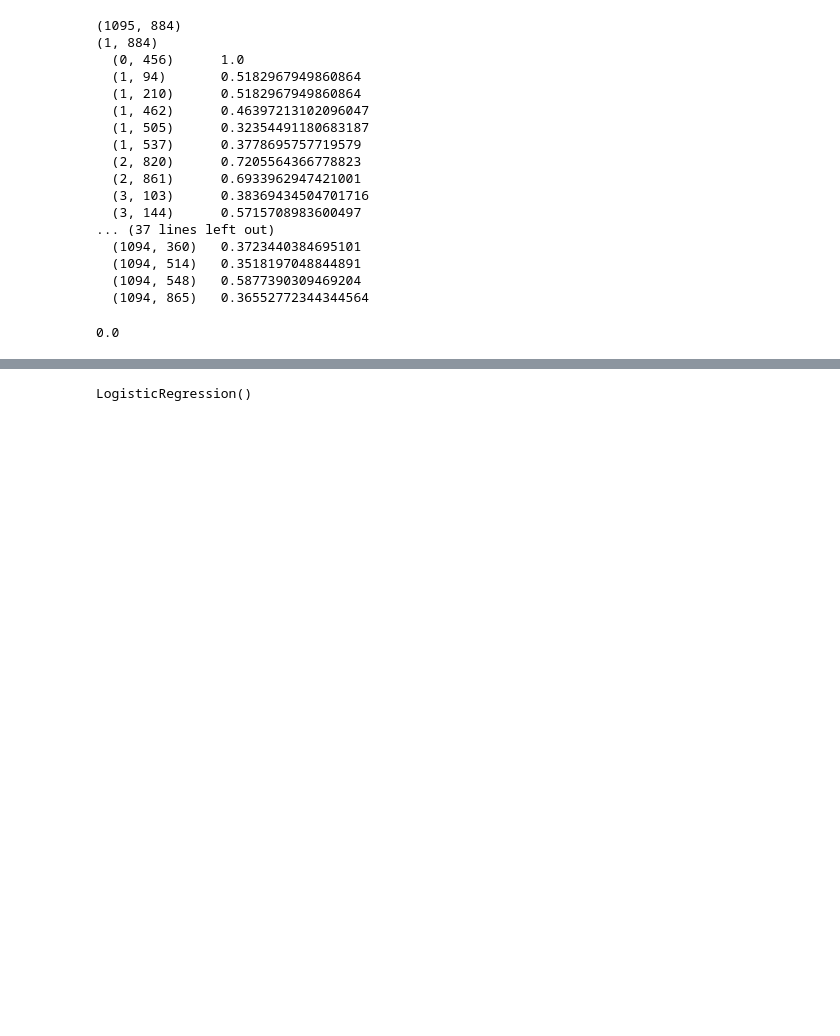
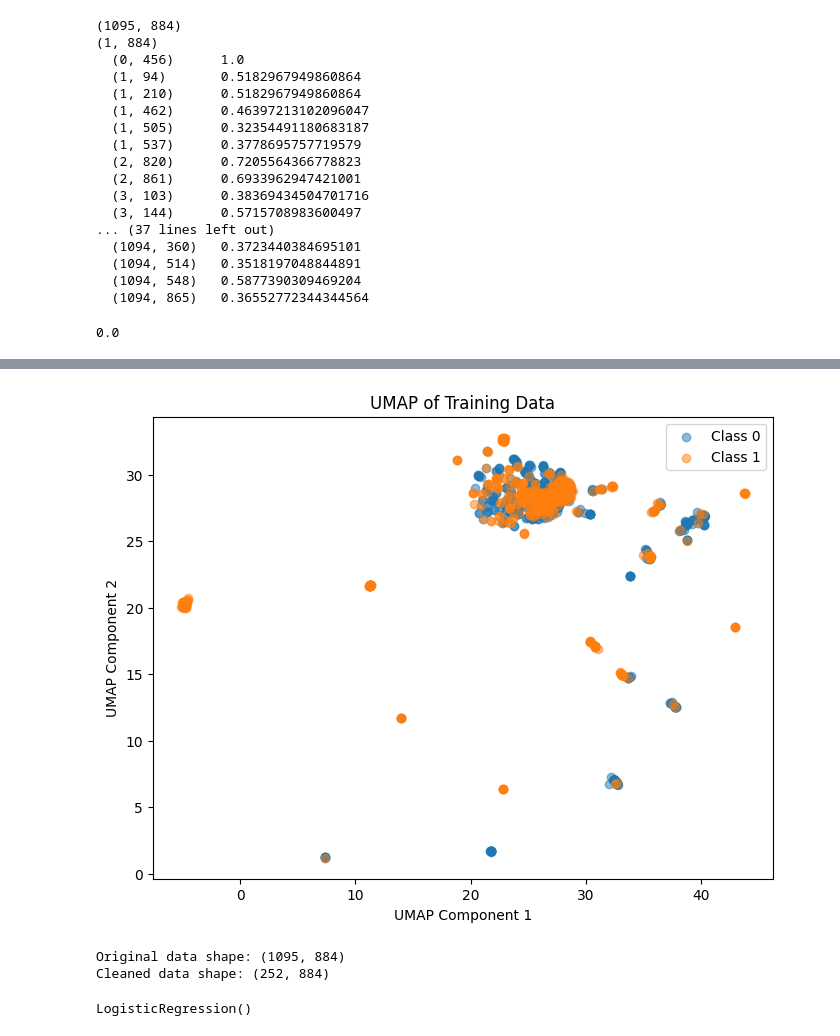
Before and after one commit to schandrachary/STA314, a Jupyter notebook: Scratchpad/classifier2-shiva.ipynb, the cells around one changed output, grey strips where cells are left out. Drawn from its saved outputs; the diff is of its cells as text; code cells hidden in the pictures; blank space fills up the shorter version.

```diff
--- a/Scratchpad/classifier2-shiva.ipynb
+++ b/Scratchpad/classifier2-shiva.ipynb
@@ -295,3 +361,54 @@ X_train_features[1,95]
+# %%
+import numpy as np
+import matplotlib.pyplot as plt
+import umap.umap_ as umap
+from sklearn.preprocessing import StandardScaler
+
+# Standardize the features without centering
+scaler = StandardScaler(with_mean=False)
+X_scaled = scaler.fit_transform(X_train_features)
+
+# Apply UMAP
+umap_model = umap.UMAP(n_components=2, random_state=42)
+X_umap = umap_model.fit_transform(X_scaled.toarray())  # Convert to dense if necessary
+
+# Plotting UMAP results
+plt.figure(figsize=(8, 6))
+plt.scatter(X_umap[Y_train == 0, 0], X_umap[Y_train == 0, 1], alpha=0.5, label='Class 0')
+plt.scatter(X_umap[Y_train == 1, 0], X_umap[Y_train == 1, 1], alpha=0.5, label='Class 1')
+plt.xlabel('UMAP Component 1')
+plt.ylabel('UMAP Component 2')
+plt.title('UMAP of Training Data')
+plt.legend()
+plt.show()
+# %% [output]
+[figure, added]
+# %%
+import numpy as np
+import pandas as pd
+from scipy.stats import zscore
+
+# Assume X_train_features is a dense matrix for simplicity
+X_dense = X_train_features.toarray() if hasattr(X_train_features, "toarray") else X_train_features
+
+# Calculate Z-scores
+z_scores = np.abs(zscore(X_dense))
+
+# Set a threshold for defining outliers
+threshold = 10
+
+# Identify outliers
+outliers = np.where(z_scores > threshold)
+
+# Remove outliers
+X_cleaned = np.delete(X_dense, outliers[0], axis=0)
+Y_cleaned = np.delete(Y_train, outliers[0], axis=0)
+
+print("Original data shape:", X_dense.shape)
+print("Cleaned data shape:", X_cleaned.shape)
+# %% [output]
+Original data shape: (1095, 884)
+Cleaned data shape: (252, 884)
 # %%
 model.fit(X_train_features, Y_train) #training logistic regression model on training data using MLE
 # %% [output]
```
Also changed, not shown: parts of 3 cells of this notebook.
